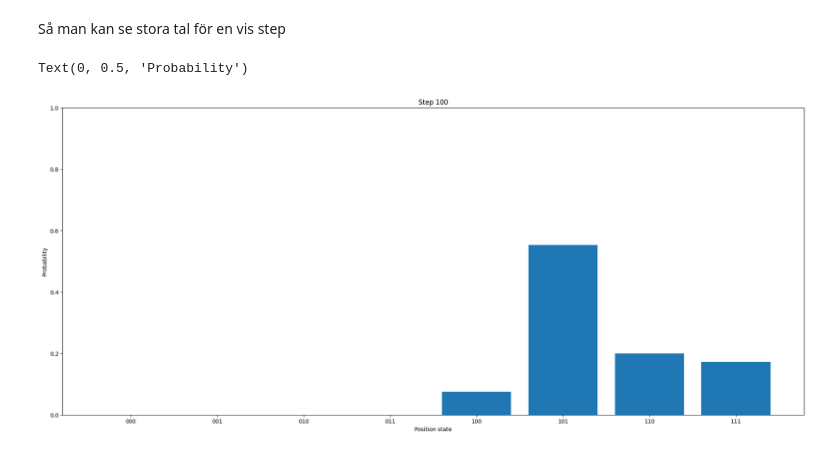
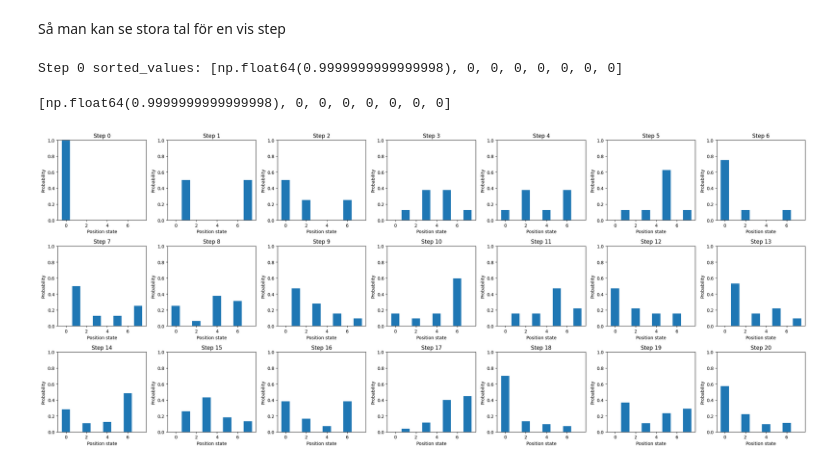
Before and after one commit to Toshihide-Sakao/DA150X-Qauntum-Szegedy-Walk, a Jupyter notebook: qiskit-saker/quantum_szegedy.ipynb, the cells around one changed output. Saved outputs shown, nothing was run; the diff lists cells and outputs as text; code cells hidden in the pictures.

Commit message:
fixed a bit of structure in quantum szegedy

```diff
--- a/qiskit-saker/quantum_szegedy.ipynb
+++ b/qiskit-saker/quantum_szegedy.ipynb
@@ -194,42 +163,17 @@ range(0, 8) dict_keys(['000', '100', '010', '110', '001', '101', '011', '111'])
+# %%
+def plot_steps(values, max_steps):
+    fig, axs = plt.subplots(3, 7, figsize=(24, 10))
+    axs = axs.flatten()
+    print(values[0])
+    for i in range(max_steps+1):
+        axs[i].bar(range(2**num_input), values[i])
+        # axs[i].bar(filtered.keys(), filtered.values())
+        axs[i].set_title(f"Step {i}")
+        axs[i].set_ylim(0, 1)
+        axs[i].set_xlabel("Position state")
+        axs[i].set_ylabel("Probability")
+
+    plt.tight_layout()
+    plt.show()
 # %% [markdown]
 Så man kan se stora tal för en vis step
-# %%
-# Create the quantum circuit
-qc = QuantumCircuit(num_input * 2, num_input * 2)
-
-simulator = AerSimulator()
-
-steps = 100
-
-# Apply Hadamard coin operator
-qc.h(num_input + 0)
-for i in range(num_input - 2):
-    qc.cx(num_input + 0, num_input + 1 + i)
-qc.x(num_input * 2 - 1)
-# done with initail setup
-# qc.barrier()
-
-szegedy_step(qc)
-for _ in range(steps-1):
-    qc.h(num_input + 0)
-    szegedy_step(qc)
-
-state = Statevector.from_instruction(qc)
-
-
-fig, axs = plt.subplots(1, 1, figsize=(24, 10))
-
-probs = state.probabilities_dict()
-filtered = {}
-for key, val in probs.items():
-    pos = key[:num_input]
-    filtered[pos] = filtered.get(pos, 0) + val
-
-axs.bar(filtered.keys(), filtered.values())
-axs.set_title(f"Step {steps}")
-axs.set_ylim(0, 1)
-axs.set_xlabel("Position state")
-axs.set_ylabel("Probability")
-# %% [output]
-Text(0, 0.5, 'Probability')
-[figure, removed]
@@ -235,0 +194,9 @@ Text(0, 0.5, 'Probability')
+# %%
+values = calculate_values(num_input, 100)
+# %% [output]
+Step 0 sorted_values: [np.float64(0.9999999999999998), 0, 0, 0, 0, 0, 0, 0]
+# %%
+plot_steps(values, 20)
+# %% [output]
+[np.float64(0.9999999999999998), 0, 0, 0, 0, 0, 0, 0]
+[figure, added]
```
Also changed, not shown: parts of 4 cells of this notebook.
